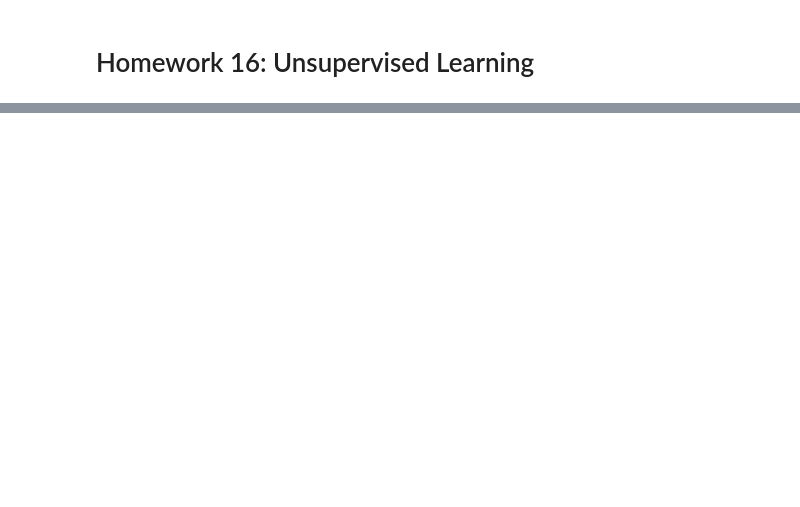
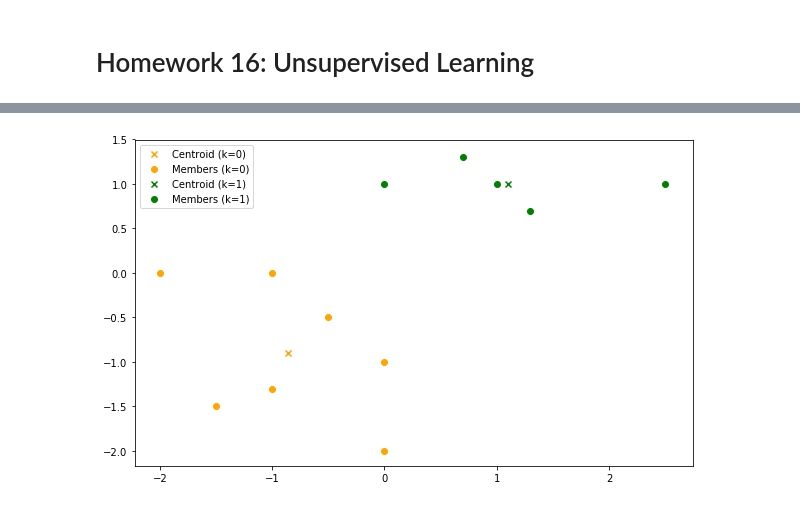
Before and after one commit to sheikhomar/opan, a Jupyter notebook: hw16.ipynb, the cells around one changed output, grey strips where cells are left out. Cells and saved outputs as stored; diff of their text form; code cells hidden in the pictures; blank space fills up the shorter version.

Commit message:
Complete Exercise 2.2.
Implement the Batch k-Means algorithm.

```diff
--- a/hw16.ipynb
+++ b/hw16.ipynb
@@ -41,0 +118,2 @@ utils.load_custom_styles()
+# %%
+result = batchKMeans(X, M, 3)
@@ -42,3 +138,20 @@ utils.load_custom_styles()
+# %%
+fig, ax = plt.subplots(figsize=(10, 6))
+
+colors = ['orange', 'green']
+clusters = result['final_clustering']
+
+K = len(clusters)
+for k in range(K):
+    centroid = clusters[k]['centroid']
+    data_points = np.array(clusters[k]['members']).T
+
+    ax.scatter(centroid[0], centroid[1], marker='x', color=colors[k], label='Centroid (k=%s)' % k)
+    ax.scatter(data_points[0], data_points[1], color=colors[k], label='Members (k=%s)' % k)
+
+ax.legend();
+# %% [output]
+[figure, added]
 # %% [markdown]
 ---
 ## Exercise 2.3
```
Also changed, not shown: parts of 5 cells of this notebook.
